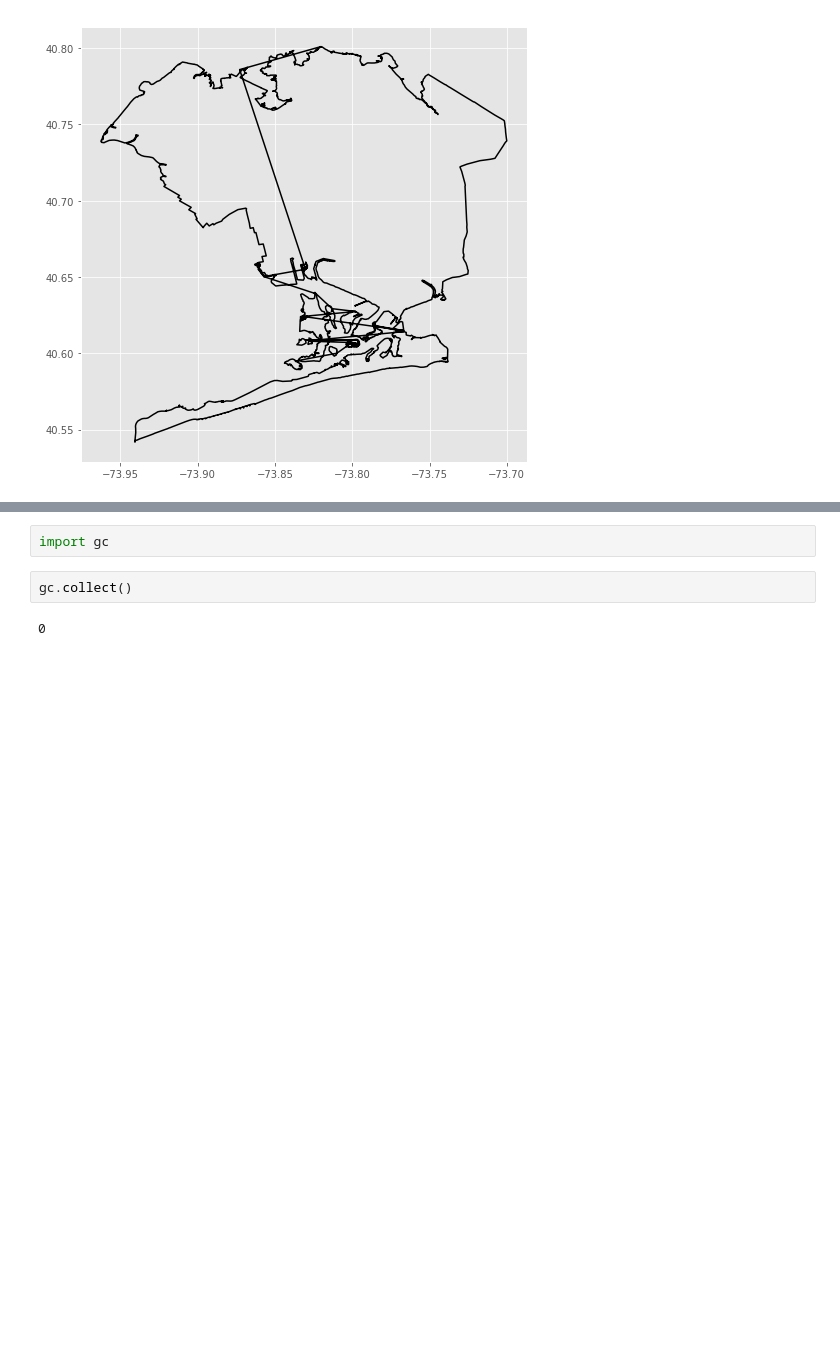
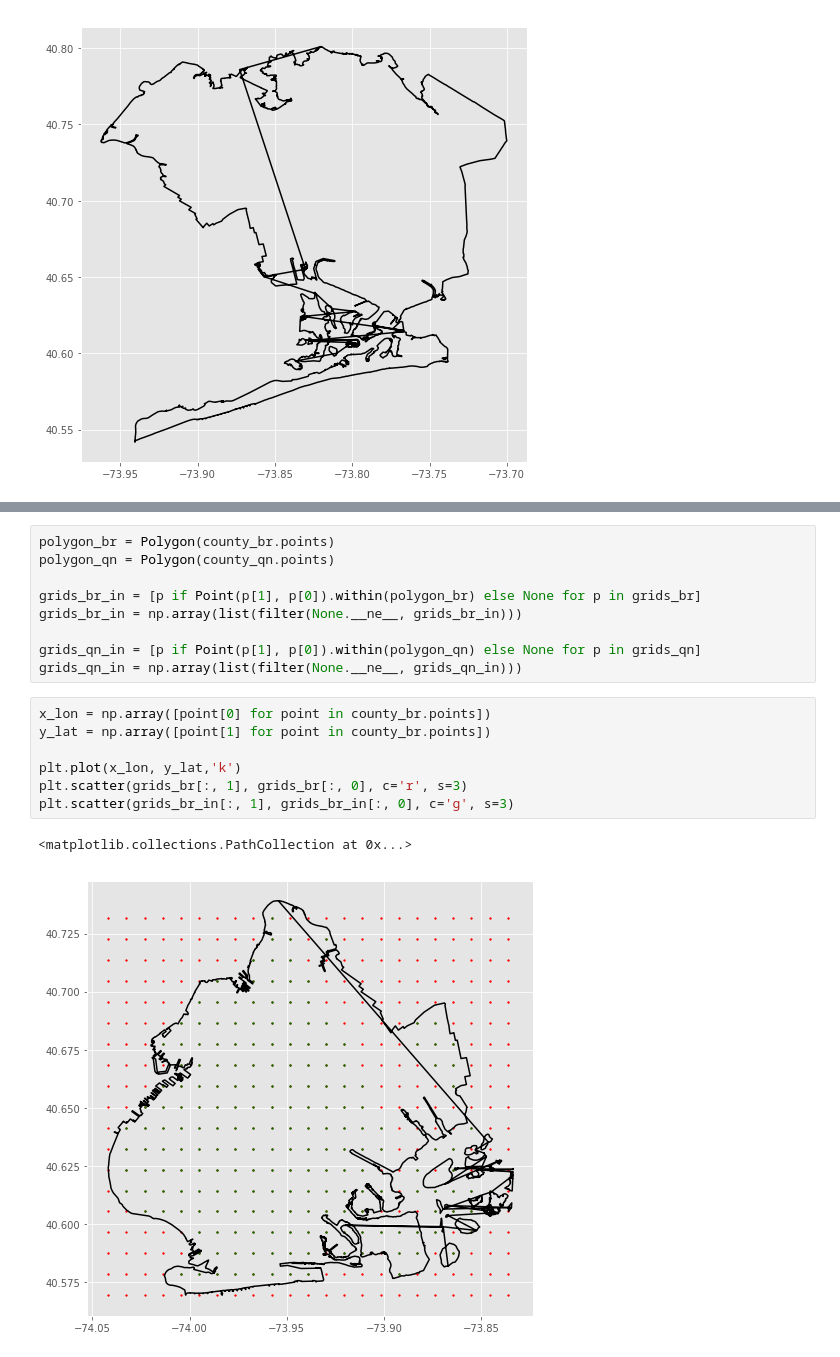
Before and after one commit to gokul-krishna/U-Net-Road-Detection, a Jupyter notebook: get_map_data.ipynb, the cells around one changed output, grey strips where cells are left out. Saved outputs shown, nothing was run; the diff lists cells and outputs as text; blank space fills up the shorter version.

```diff
--- a/get_map_data.ipynb
+++ b/get_map_data.ipynb
@@ -429,6 +414,19 @@ print(f"No of points in Queens: {grids_qn.shape}")
-# %%
-import gc
-# %%
-gc.collect()
-# %% [output]
-0
+# %%
+polygon_br = Polygon(county_br.points)
+polygon_qn = Polygon(county_qn.points)
+
+grids_br_in = [p if Point(p[1], p[0]).within(polygon_br) else None for p in grids_br]
+grids_br_in = np.array(list(filter(None.__ne__, grids_br_in)))
+
+grids_qn_in = [p if Point(p[1], p[0]).within(polygon_qn) else None for p in grids_qn]
+grids_qn_in = np.array(list(filter(None.__ne__, grids_qn_in)))
+# %%
+x_lon = np.array([point[0] for point in county_br.points])
+y_lat = np.array([point[1] for point in county_br.points])
+
+plt.plot(x_lon, y_lat,'k')
+plt.scatter(grids_br[:, 1], grids_br[:, 0], c='r', s=3)
+plt.scatter(grids_br_in[:, 1], grids_br_in[:, 0], c='g', s=3)
+# %% [output]
+<matplotlib.collections.PathCollection at 0x...>
+[figure, added]
```
Also changed, not shown: parts of 8 cells of this notebook.
